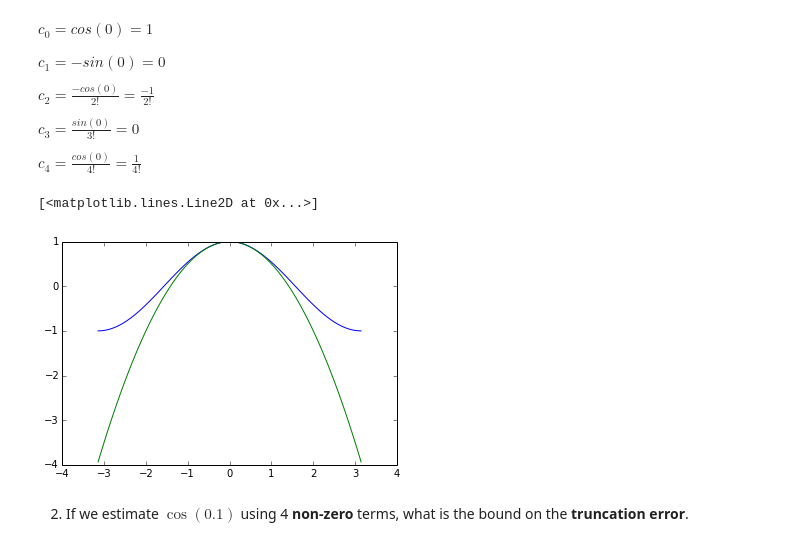
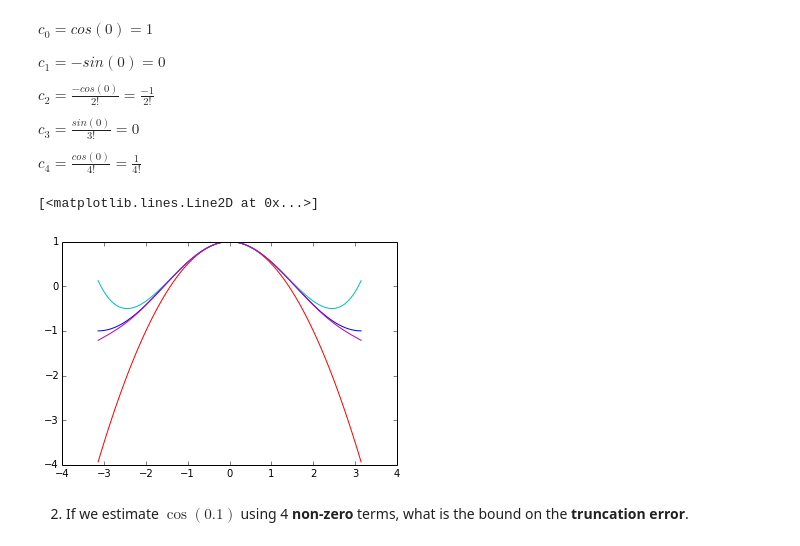
Before and after one commit to KongsakTi/NumMeth, a Jupyter notebook: Week01/Homework1 Revised.ipynb, the cells around one changed output. Saved outputs shown, nothing was run; the diff lists cells and outputs as text; code cells hidden in the pictures.

```diff
--- a/Week01/Homework1 Revised.ipynb
+++ b/Week01/Homework1 Revised.ipynb
@@ -46,13 +46,13 @@ def g(x, n):
 ys = np.cos(xs)
 # %%
 plt.plot(xs, ys)
-# plt.plot(xs, g(xs, 1))
+plt.plot(xs, g(xs, 1))
 plt.plot(xs, g(xs, 2))
-# plt.plot(xs, g(xs, 3))
-# plt.plot(xs, g(xs, 4))
+plt.plot(xs, g(xs, 3))
+plt.plot(xs, g(xs, 4))
 # %% [output]
 [<matplotlib.lines.Line2D at 0x...>]
-[figure, old version]
+[figure, new version]
 # %% [markdown]
 2) If we estimate $\cos(0.1)$ using 4 **non-zero** terms, what is the bound on the **truncation error**.
 # %%
```
Also changed, not shown: parts of 16 cells of this notebook, 3 other files.
